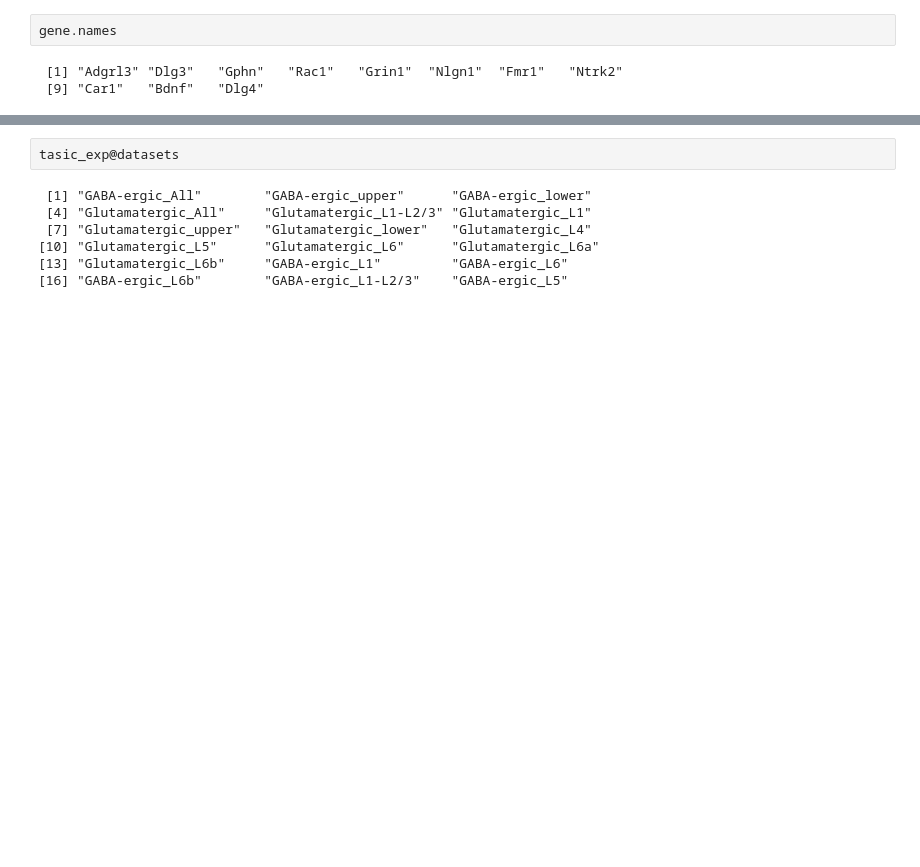
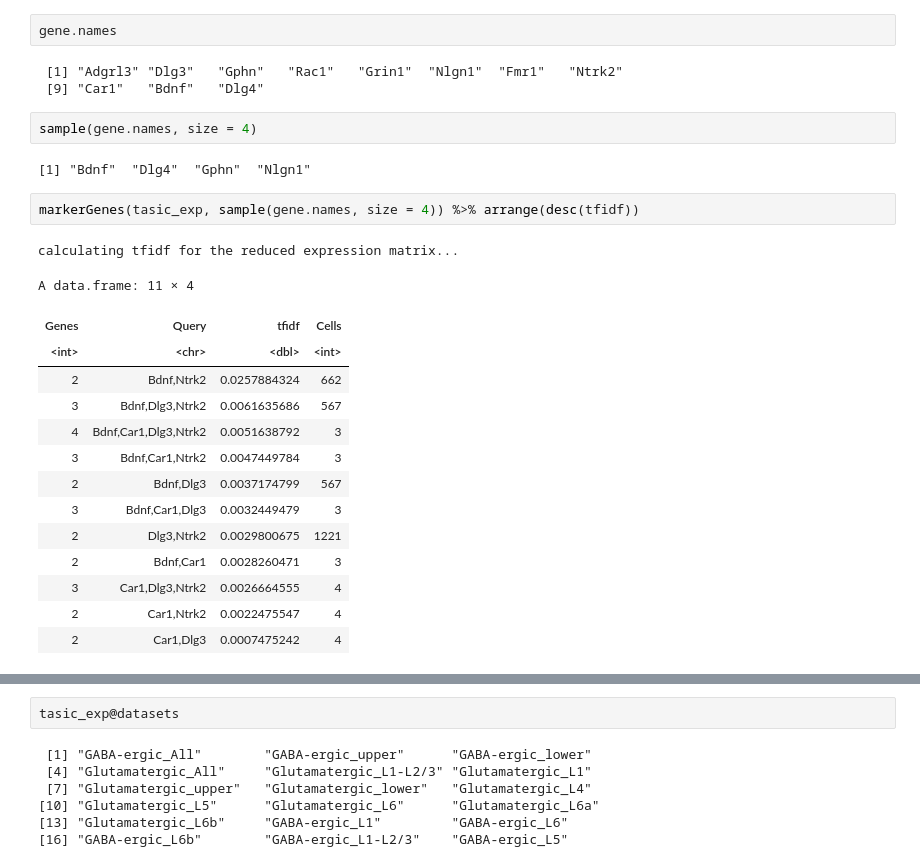
Before and after one commit to hemberg-lab/scfindME, a Jupyter notebook: scfindME_usage_summary.ipynb, the cells around one changed output, grey strips where cells are left out. Drawn from its saved outputs; the diff is of its cells as text; blank space fills up the shorter version.

```diff
--- a/scfindME_usage_summary.ipynb
+++ b/scfindME_usage_summary.ipynb
@@ -998,4 +999,26 @@ gene.names
 # %% [output]
  [1] "Adgrl3" "Dlg3"   "Gphn"   "Rac1"   "Grin1"  "Nlgn1"  "Fmr1"   "Ntrk2"
  [9] "Car1"   "Bdnf"   "Dlg4"
+# %%
+sample(gene.names, size = 4)
+# %% [output]
+[1] "Bdnf"  "Dlg4"  "Gphn"  "Nlgn1"
+# %%
+markerGenes(tasic_exp, sample(gene.names, size = 4)) %>% arrange(desc(tfidf))
+# %% [output]
+calculating tfidf for the reduced expression matrix...
+A data.frame: 11 × 4
+| Genes | Query | tfidf | Cells |
+| <int> | <chr> | <dbl> | <int> |
+| 2 | Bdnf,Ntrk2 | 0.0257884324 | 662 |
+| 3 | Bdnf,Dlg3,Ntrk2 | 0.0061635686 | 567 |
+| 4 | Bdnf,Car1,Dlg3,Ntrk2 | 0.0051638792 | 3 |
+| 3 | Bdnf,Car1,Ntrk2 | 0.0047449784 | 3 |
+| 2 | Bdnf,Dlg3 | 0.0037174799 | 567 |
+| 3 | Bdnf,Car1,Dlg3 | 0.0032449479 | 3 |
+| 2 | Dlg3,Ntrk2 | 0.0029800675 | 1221 |
+| 2 | Bdnf,Car1 | 0.0028260471 | 3 |
+| 3 | Car1,Dlg3,Ntrk2 | 0.0026664555 | 4 |
+| 2 | Car1,Ntrk2 | 0.0022475547 | 4 |
+| 2 | Car1,Dlg3 | 0.0007475242 | 4 |
 # %%
```
Also changed, not shown: parts of 2 cells of this notebook.
